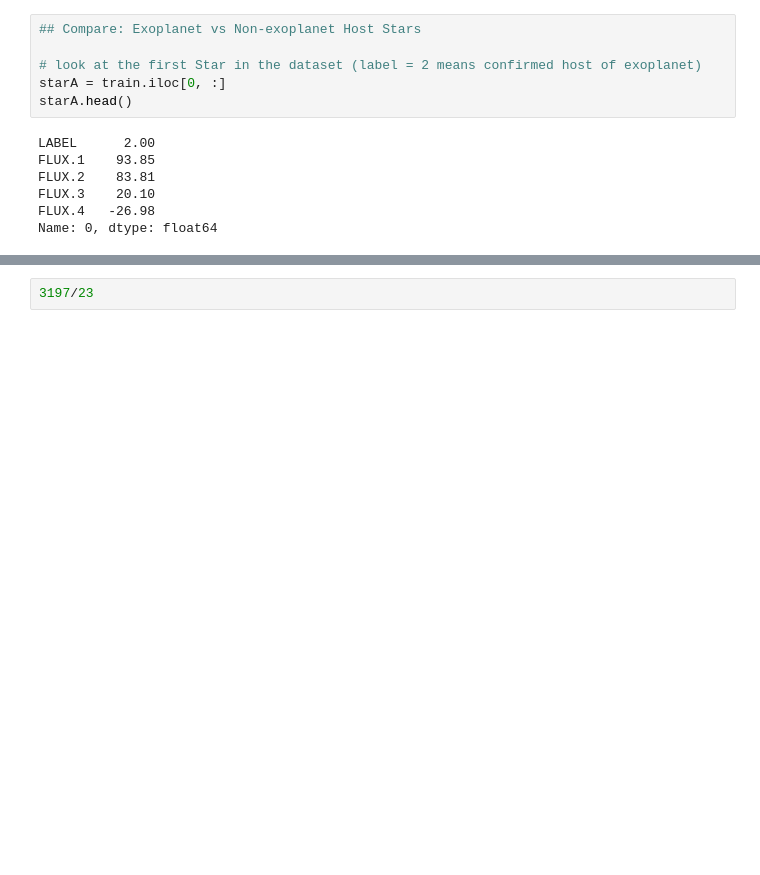
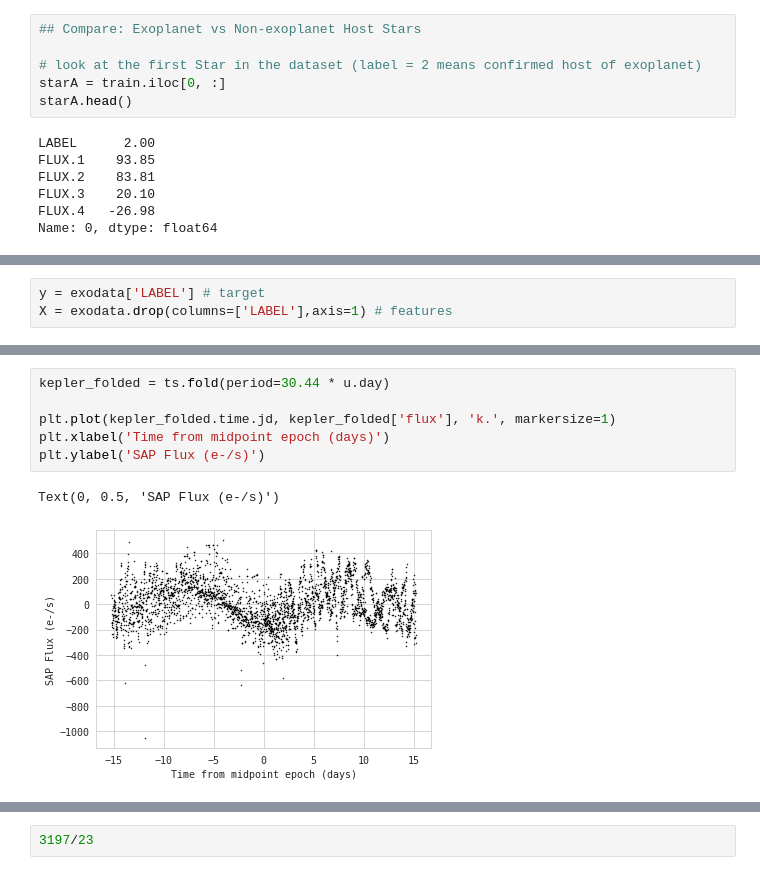
Before and after one commit to alphasentaurii/starskope, a Jupyter notebook: starskøpe-1.ipynb, the cells around one changed output, grey strips where cells are left out. Saved outputs shown, nothing was run; the diff lists cells and outputs as text; blank space fills up the shorter version.

```diff
--- a/starskøpe-1.ipynb
+++ b/starskøpe-1.ipynb
@@ -314,0 +361,3 @@ Name: 0, Length: 3197, dtype: float64
+# %%
+y = exodata['LABEL'] # target
+X = exodata.drop(columns=['LABEL'],axis=1) # features
@@ -358,0 +533,9 @@ plt.show()
+# %%
+kepler_folded = ts.fold(period=30.44 * u.day)
+
+plt.plot(kepler_folded.time.jd, kepler_folded['flux'], 'k.', markersize=1)
+plt.xlabel('Time from midpoint epoch (days)')
+plt.ylabel('SAP Flux (e-/s)')
+# %% [output]
+Text(0, 0.5, 'SAP Flux (e-/s)')
+[figure, added]
```
Also changed, not shown: parts of 230 cells of this notebook.
